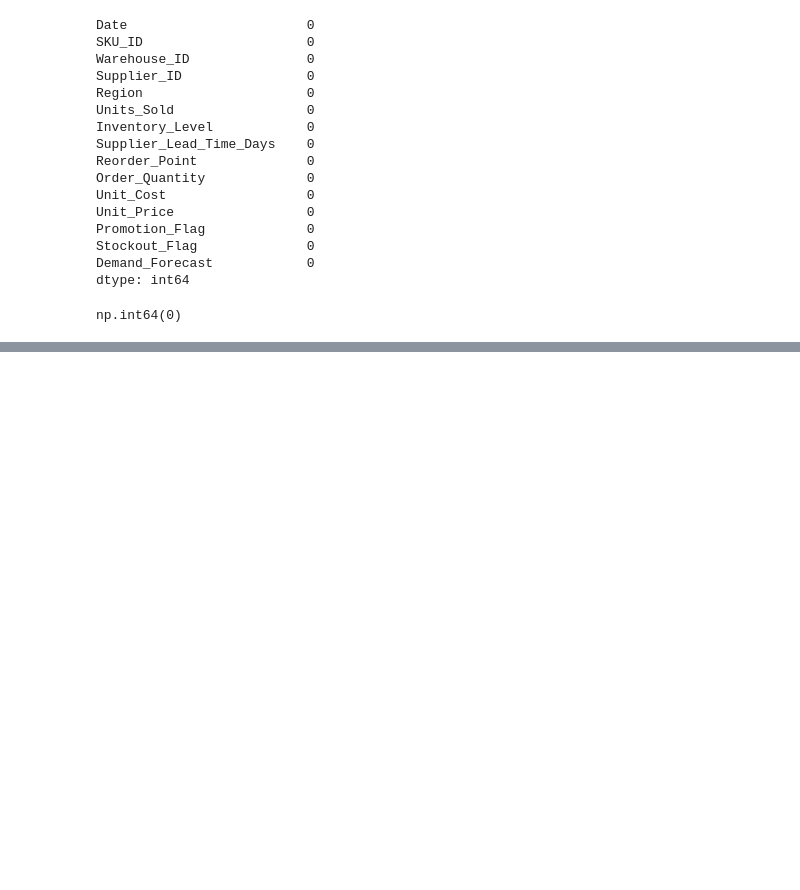
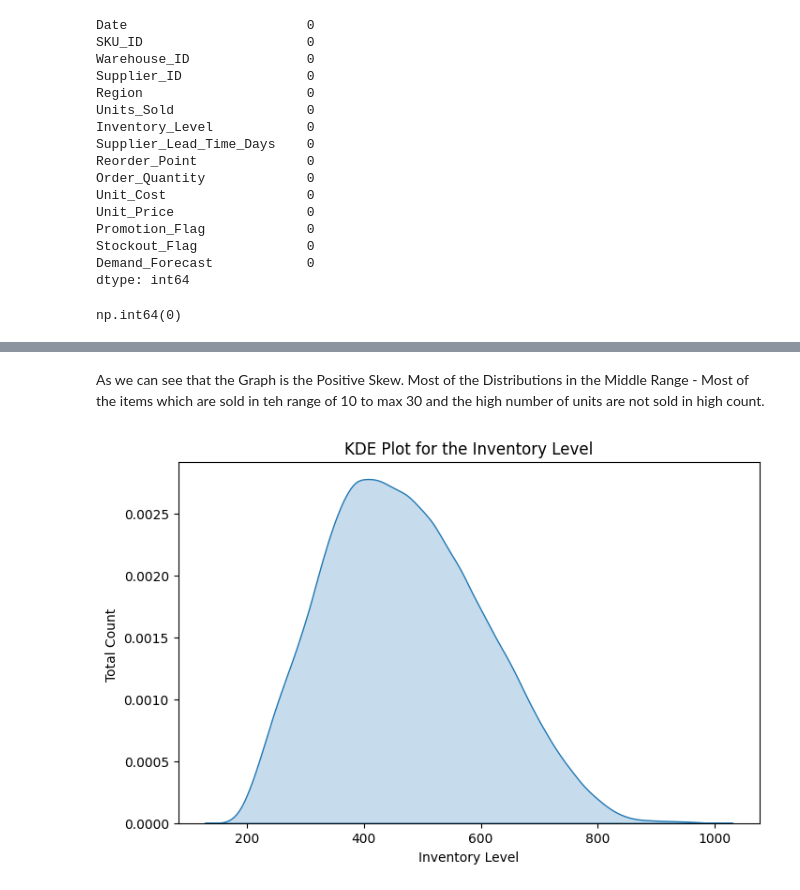
Before and after one commit to vinaypant33/supply_chain_control_tower, a Jupyter notebook: notebooks/eda.ipynb, the cells around one changed output, grey strips where cells are left out. Drawn from its saved outputs; the diff is of its cells as text; code cells hidden in the pictures; blank space fills up the shorter version.

```diff
--- a/notebooks/eda.ipynb
+++ b/notebooks/eda.ipynb
@@ -93,0 +121,11 @@ As we can see there are no duiplicate values in the dataset nor there are any nu
+# %% [markdown]
+As we can see that the Graph is the Positive Skew. Most of the Distributions in the Middle Range - Most of the items which are sold in teh range of 10 to max 30 and the high number of units are not sold in high count.
+# %%
+plt.figure(figsize  = (8 , 5))
+plt.title("KDE Plot for the Inventory Level")
+sns.kdeplot(df['Inventory_Level'], fill=True)
+plt.xlabel("Inventory Level")
+plt.ylabel("Total Count ")
+plt.show()
+# %% [output]
+[figure, added]
```
Also changed, not shown: parts of 11 cells of this notebook.
